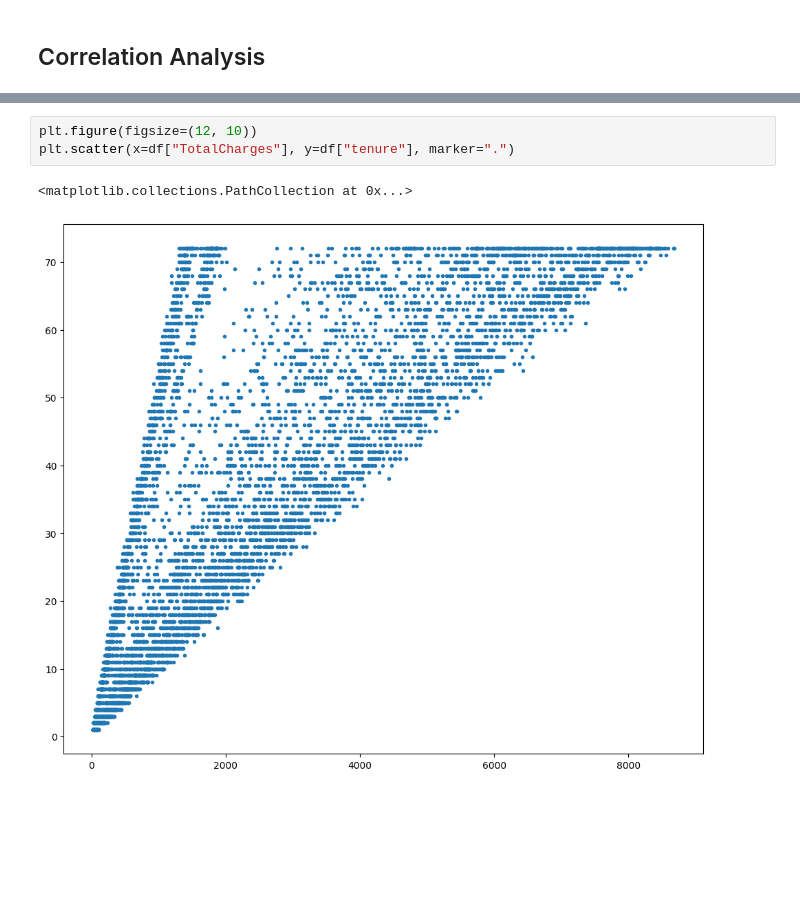
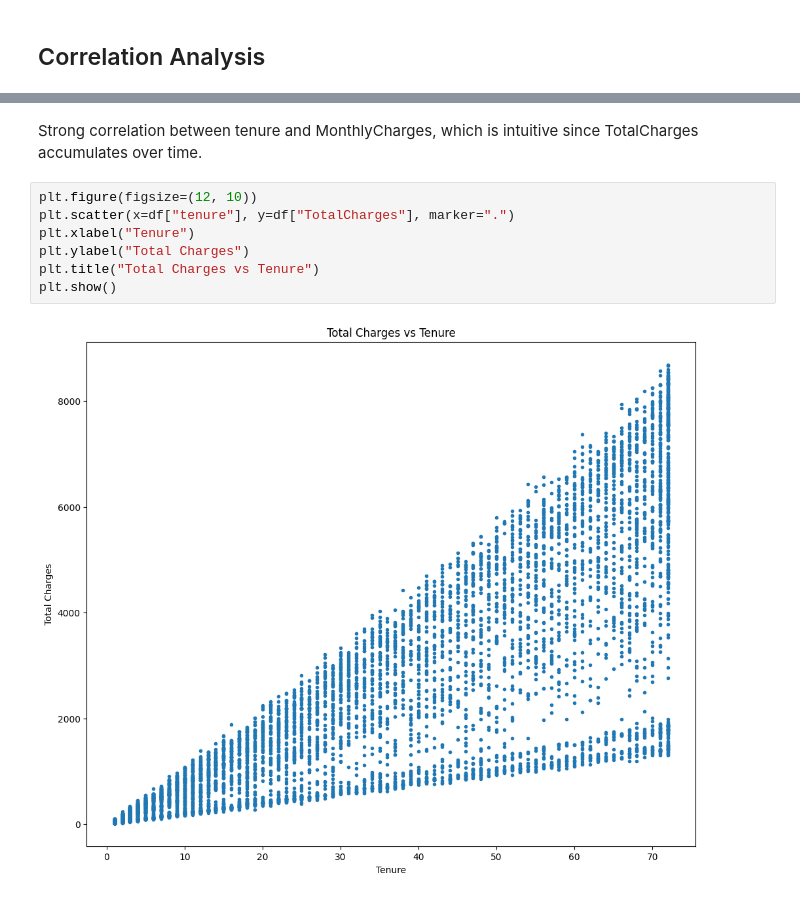
Before and after one commit to Mohamedbedda/Customer-Churn-Prediction, a Jupyter notebook: notebooks/EDA.ipynb, the cells around one changed output, grey strips where cells are left out. Cells and saved outputs as stored; diff of their text form; blank space fills up the shorter version.

```diff
--- a/notebooks/EDA.ipynb
+++ b/notebooks/EDA.ipynb
@@ -152,6 +186,11 @@ corr_matrix
+# %% [markdown]
+Strong correlation between tenure and MonthlyCharges, which is intuitive since TotalCharges accumulates over time.
 # %%
 plt.figure(figsize=(12, 10))
-plt.scatter(x=df["TotalCharges"], y=df["tenure"], marker=".")
+plt.scatter(x=df["tenure"], y=df["TotalCharges"], marker=".")
+plt.xlabel("Tenure")
+plt.ylabel("Total Charges")
+plt.title("Total Charges vs Tenure")
+plt.show()
 # %% [output]
-<matplotlib.collections.PathCollection at 0x...>
-[figure, old version]
+[figure, new version]
```
Also changed, not shown: parts of 6 cells of this notebook.
